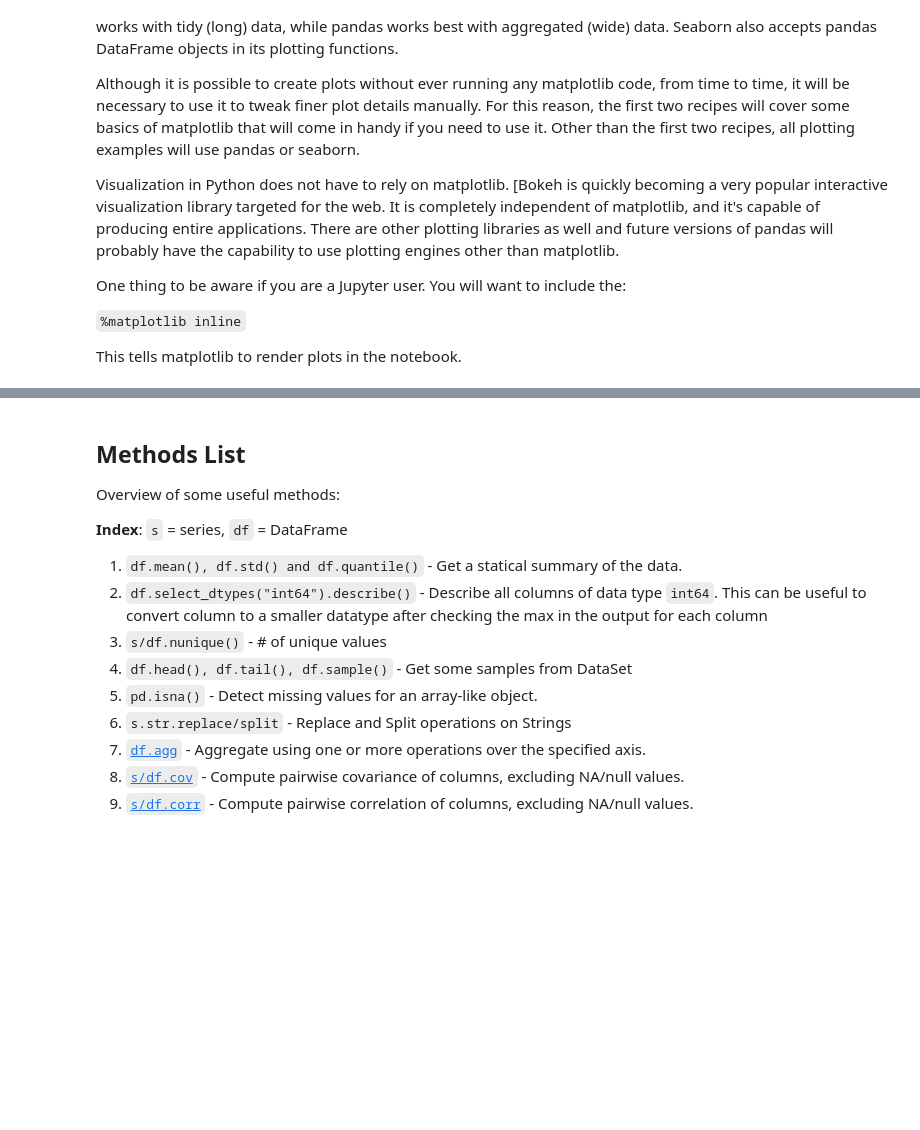
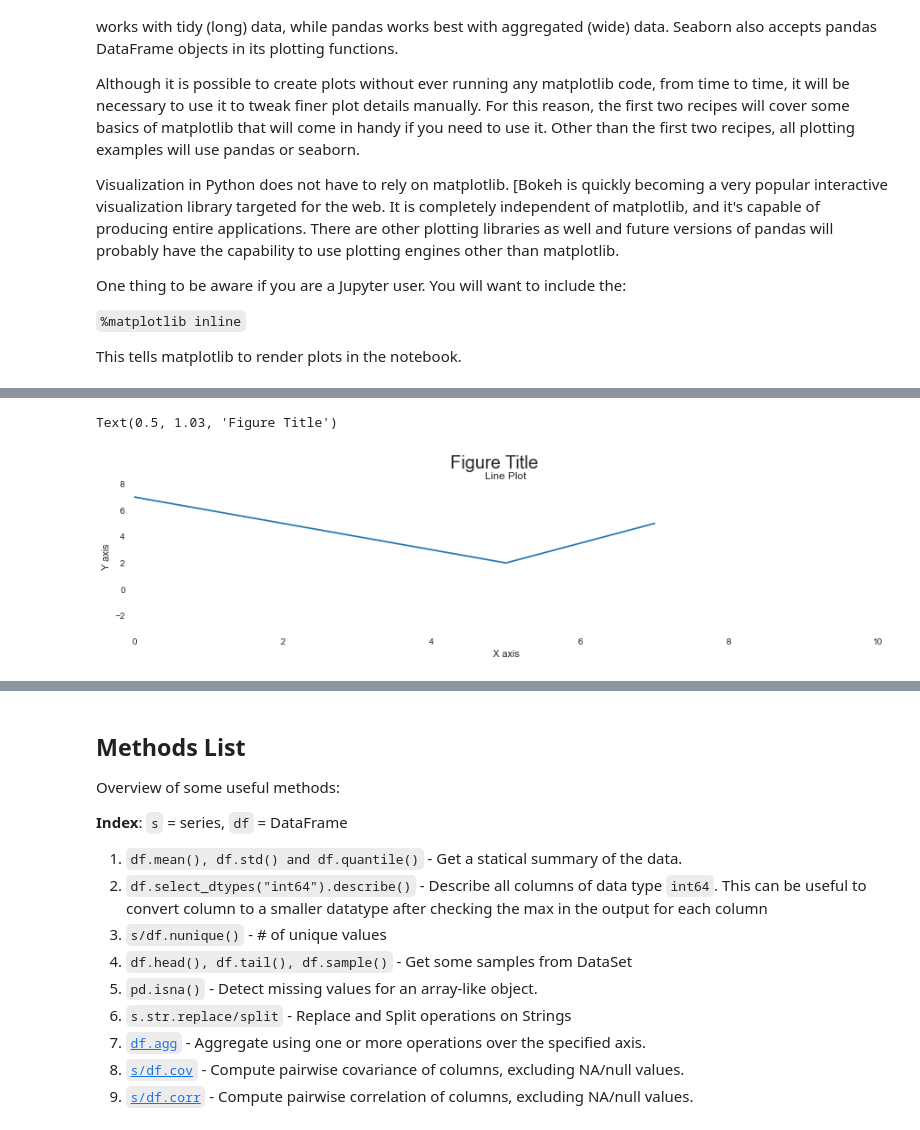
Before and after one commit to pkaran57/python-libs, a Jupyter notebook: pandas-lib/notebook/pandas.ipynb, the cells around one changed output, grey strips where cells are left out. Drawn from its saved outputs; the diff is of its cells as text; code cells hidden in the pictures; blank space fills up the shorter version.

```diff
--- a/pandas-lib/notebook/pandas.ipynb
+++ b/pandas-lib/notebook/pandas.ipynb
@@ -3093,0 +3153,12 @@ This tells matplotlib to render plots in the notebook.
+# %%
+# Hybrid
+
+fig, ax = plt.subplots(figsize=(15,3))
+ax.plot(x, y)
+ax.set(xlim=(0, 10), ylim=(-3, 8),
+    xlabel='X axis', ylabel='Y axis',
+    title='Line Plot')
+fig.suptitle('Figure Title', size=20, y=1.03)
+# %% [output]
+Text(0.5, 1.03, 'Figure Title')
+[figure, added]
```
Also changed, not shown: parts of 11 cells of this notebook.
